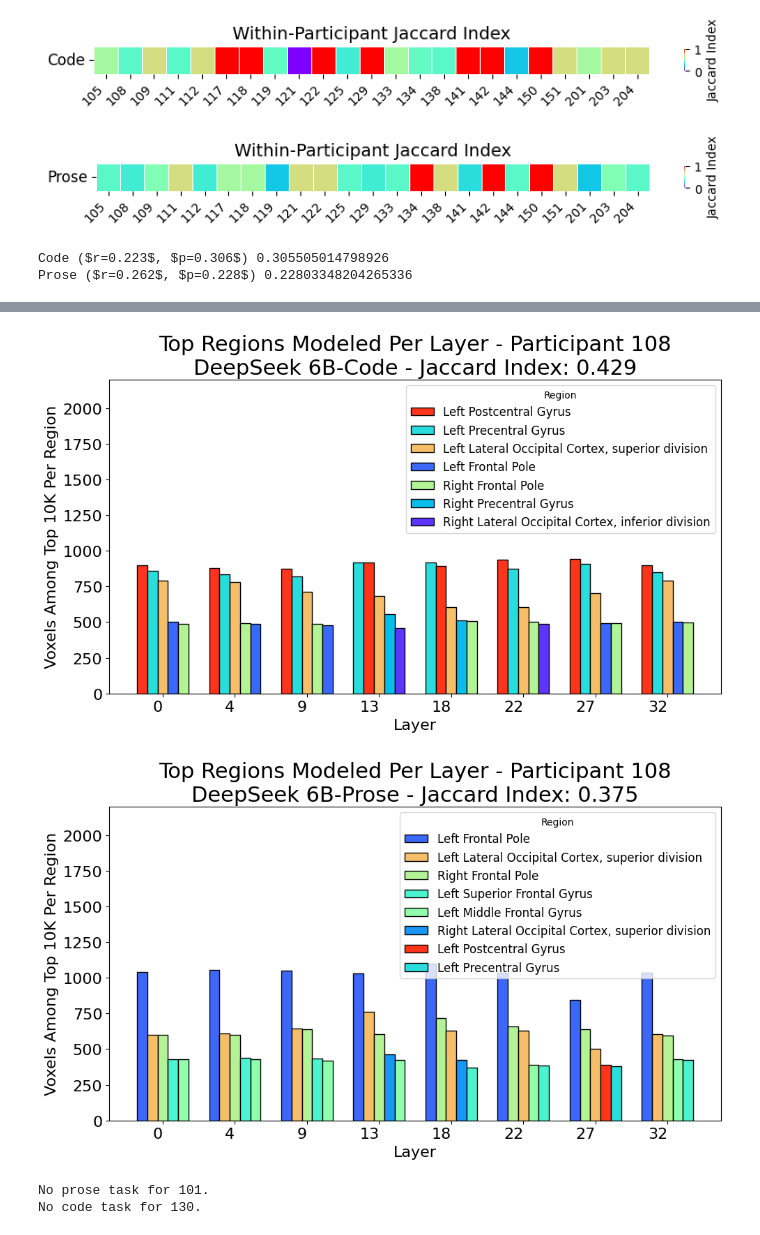
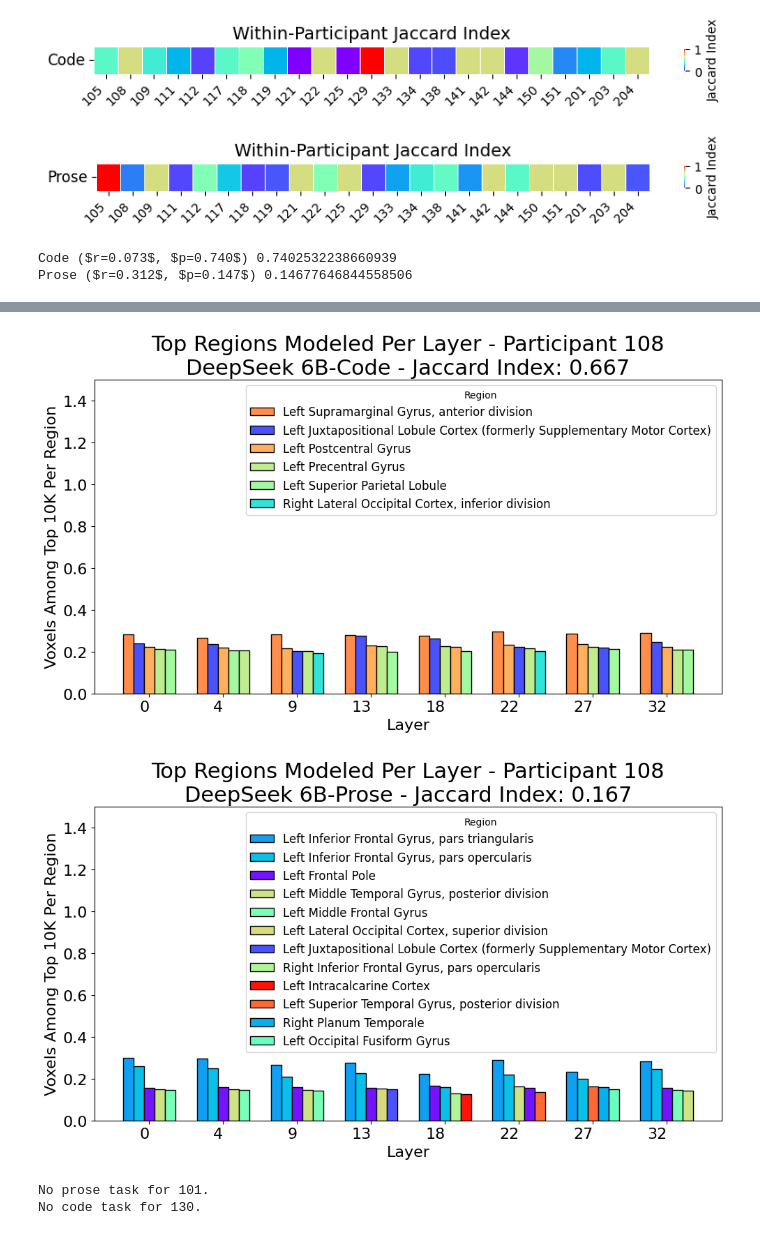
Before and after one commit to largehappygroup/fmri_model, a Jupyter notebook: analysis/fir/rq3_layer_comparison.ipynb, the cells around one changed output, grey strips where cells are left out. Cells and saved outputs as stored; diff of their text form; code cells hidden in the pictures.

Commit message:
normalized top modeled regions by region size

```diff
--- a/analysis/fir/rq3_layer_comparison.ipynb
+++ b/analysis/fir/rq3_layer_comparison.ipynb
@@ -17,11 +17,16 @@ with open("schaefer_parcel_counts.pkl", 'rb') as f:
 with open('/home/zachkaras/fmri_model/analysis/fir/schaefer_parcel_labels.pkl', 'rb') as f:
     schaefer_parcel_labels = pickle.load(f)
 
+with open("/tank/home/zachkaras/fmri_model/analysis/fir/Harvard_Oxford_voxel_counts.pkl", 'rb') as f:
+    harvOx_voxel_counts = pickle.load(f)
+
 with open("/tank/home/zachkaras/fmri_model_data/intermediate_results/all_results_regressor+features.pkl", 'rb') as f:
     records = pickle.load(f)
 
 with open("/tank/home/zachkaras/fmri_model_data/intermediate_results/participant_means.pkl", 'rb') as f:
     participant_means = pickle.load(f)
+
+
 
 # inpath = '/data/zachkaras/fmri_model_data/intermediate_results'
 # with open(f"{inpath}/enrichment_analysis_results.pkl", 'rb') as f:
@@ -57,6 +62,13 @@ def translate_to_region_names(parcel_num, schaefer_labels):
 def get_top_five_regions(parcel_dict):
     parcel_dict = dict(sorted(parcel_dict.items(), key= lambda x: x[1], reverse=True))
     return {region : val for i,(region,val) in enumerate(parcel_dict.items()) if i < 5}
+
+def convert_HarvOx_counts_to_proportions(count_dict):
+    new_dict = {}
+    for region,count in count_dict.items():
+        proportion = count / harvOx_voxel_counts[region]
+        new_dict[region] = proportion
+    return new_dict
 
 def plot_participant_parcels_across_layers(p, model, task, parcel_dict, region_colors, jaccard):
     # Build rows, sorting each layer's regions by score descending
@@ -99,7 +111,7 @@ def plot_participant_parcels_across_layers(p, model, task, parcel_dict, region_c
     # ax.set_xticklabels(layers, rotation=45, ha='right')
     ax.set_xticklabels(layer_labels, ha='right', fontsize=16)
     ax.set_xlabel("Layer", fontsize=16)
-    ax.set_ylim([0, 2200])
+    ax.set_ylim([0, 1.5])
     ax.tick_params(axis='y', labelsize=16)
     ax.set_ylabel("Voxels Among Top 10K Per Region", fontsize=16)
     ax.set_title(f"Top Regions Modeled Per Layer - Participant {p}\n{model_labels[model]}-{task_labels[task]} - Jaccard Index: {jaccard:.3f}", fontsize=22)
@@ -108,7 +120,6 @@ def plot_participant_parcels_across_layers(p, model, task, parcel_dict, region_c
     plt.savefig(f"/tank/home/zachkaras/fmri_model_data/plots/layer_regions-{p}-{task}.png", dpi=200)
     plt.show()
 
-
 def compute_jaccard(df):
     list_of_sets = [set(row['top_five_regions'].keys()) for i,row in df.iterrows()]
     intersection = set.intersection(*list_of_sets)
@@ -124,7 +135,9 @@ for vip in important_participants:
     for (model, task), df in records[mask].groupby(['model', 'task']):
         temp = df['top_parcels'].apply(lambda row: [translate_to_region_names(el, schaefer_parcel_labels) for el in row])
         df['top_HarvOx_regions'] = temp.apply(lambda row: dict(Counter(row)))
+        df['top_HarvOx_regions'] = df['top_HarvOx_regions'].apply(lambda row: convert_HarvOx_counts_to_proportions(row))
         df['top_five_regions'] = df['top_HarvOx_regions'].apply(lambda row: get_top_five_regions(row))
+
         for top_five in df['top_five_regions']:
             all_regions_global.update(top_five.keys())
 
@@ -147,6 +160,7 @@ for p in participants:
     for (model, task), df in records[mask].groupby(['model', 'task']):
         temp = df['top_parcels'].apply(lambda row: [translate_to_region_names(el, schaefer_parcel_labels) for el in row])
         df['top_HarvOx_regions'] = temp.apply(lambda row: dict(Counter(row)))
+        df['top_HarvOx_regions'] = df['top_HarvOx_regions'].apply(lambda row: convert_HarvOx_counts_to_proportions(row))
         df['top_five_regions'] = df['top_HarvOx_regions'].apply(lambda row: get_top_five_regions(row))
         filtered = df[['layer', 'top_five_regions']].copy()
         filtered = filtered.sort_values('layer', key=lambda col: col.map(lambda x: int(x.split('_')[1])))
@@ -201,8 +215,8 @@ for task in ['code', 'prose']:
     plt.savefig(f'/tank/home/zachkaras/fmri_model_data/plots/jaccard_vector_heatmap_deepseek6b_{task}.png', dpi=200)
     plt.show()
 # %% [output]
-[figure, old version]
+[figure, new version]
-[figure, old version]
+[figure, new version]
 # %%
 def calculate_correlation(task):
 
@@ -223,8 +237,8 @@ def calculate_correlation(task):
 calculate_correlation('code')
 calculate_correlation('prose')
 # %% [output]
-Code ($r=0.223$, $p=0.306$) 0.305505014798926
-Prose ($r=0.262$, $p=0.228$) 0.22803348204265336
+Code ($r=0.073$, $p=0.740$) 0.7402532238660939
+Prose ($r=0.312$, $p=0.147$) 0.14677646844558506
 # %%
 
 for vip in important_participants:
@@ -235,6 +249,7 @@ for vip in important_participants:
     for (model, task), df in records[mask].groupby(['model', 'task']):
         temp = df['top_parcels'].apply(lambda row: [translate_to_region_names(el, schaefer_parcel_labels) for el in row])
         df['top_HarvOx_regions'] = temp.apply(lambda row: dict(Counter(row)))
+        df['top_HarvOx_regions'] = df['top_HarvOx_regions'].apply(lambda row: convert_HarvOx_counts_to_proportions(row))
         df['top_five_regions'] = df['top_HarvOx_regions'].apply(lambda row: get_top_five_regions(row))
         filtered = df[['layer', 'top_five_regions']].copy()
         filtered = filtered.sort_values('layer', key=lambda col: col.map(lambda x: int(x.split('_')[1])))
@@ -250,5 +265,5 @@ for vip in important_participants:
-[figure, old version]
+[figure, new version]
-[figure, old version]
+[figure, new version]
 # %%
 top_five_regions = {
     'code' : {},
```
Also changed, not shown: parts of 7 cells of this notebook, 5 other files.
